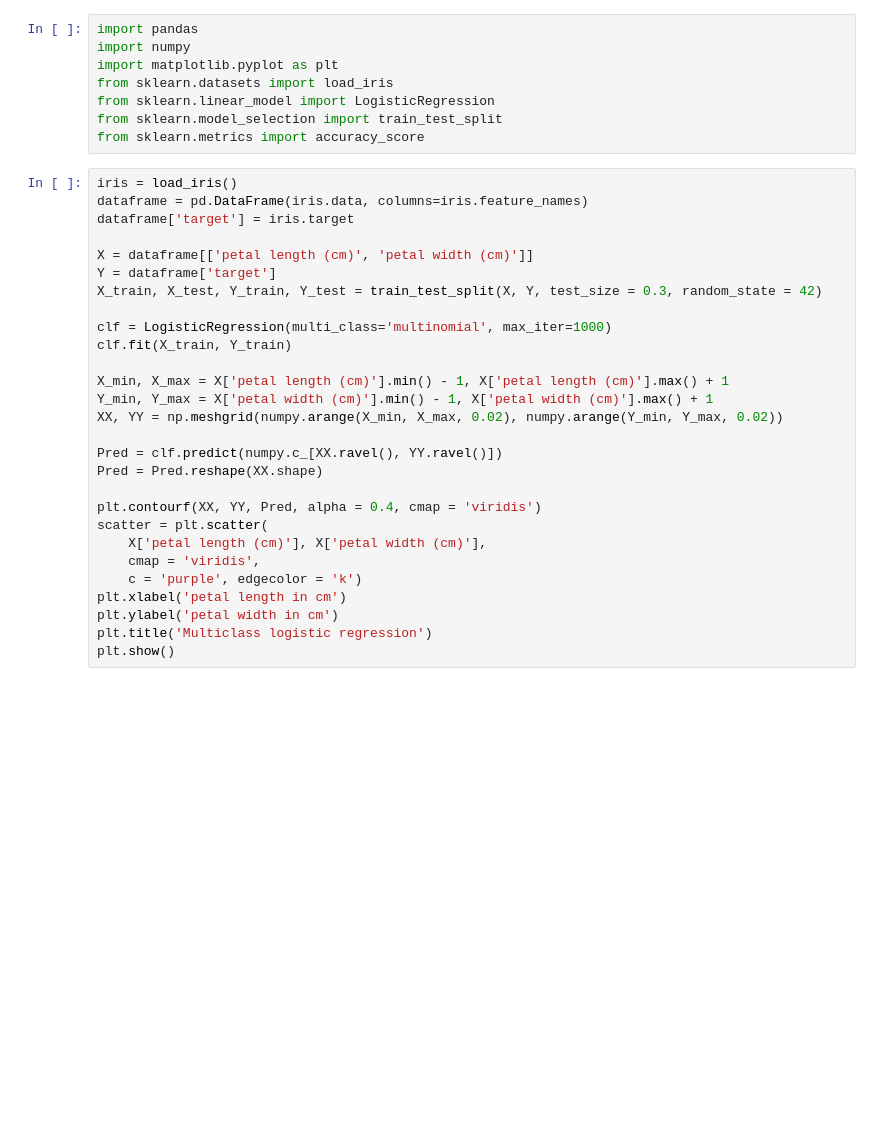
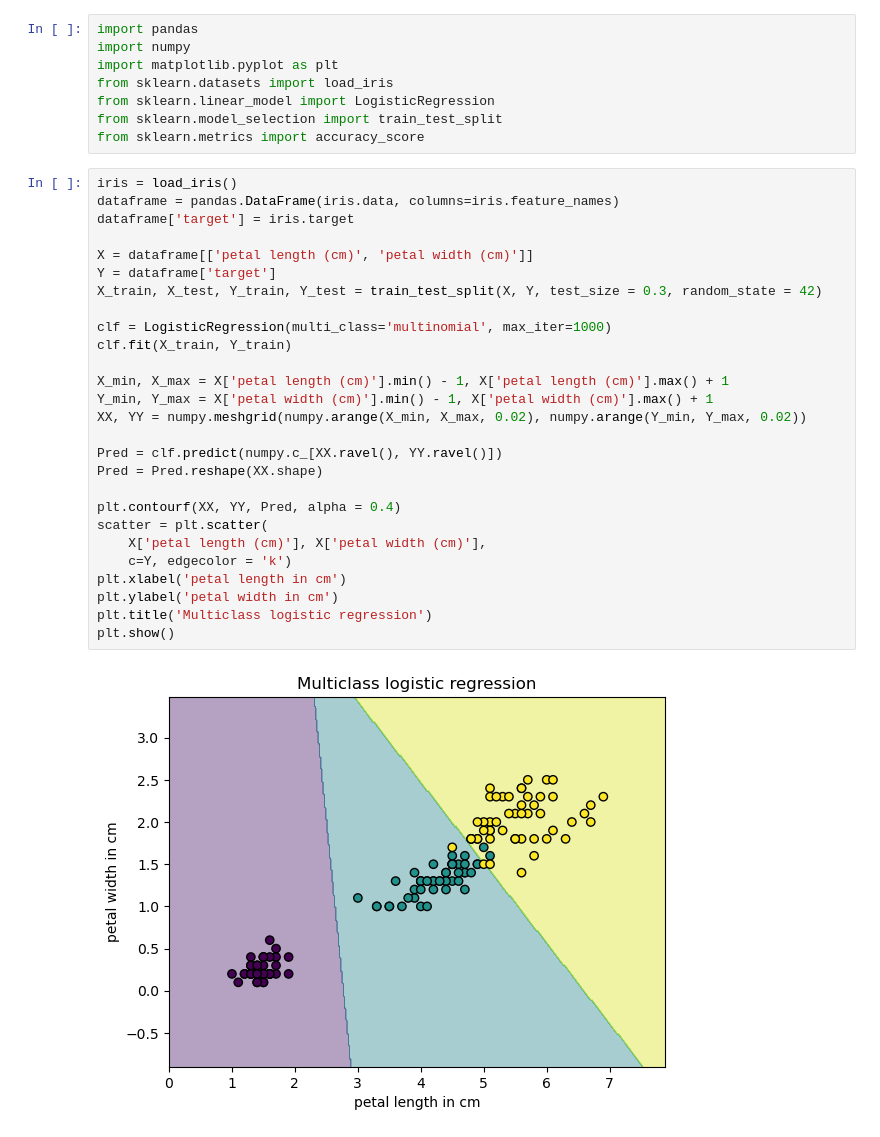
Before and after one commit to annoyedmari/bfu_ml_2025, a Jupyter notebook: lab_2/part_2/iris_2.ipynb, the cells around one changed output. Saved outputs shown, nothing was run; the diff lists cells and outputs as text; blank space fills up the shorter version.

Commit message:
Minor changes to lab_2 parts 1 and 2
Name errors fixed.

```diff
--- a/lab_2/part_2/iris_2.ipynb
+++ b/lab_2/part_2/iris_2.ipynb
@@ -8,29 +8,30 @@ from sklearn.model_selection import train_test_split
 from sklearn.metrics import accuracy_score
 # %%
 iris = load_iris()
-dataframe = pd.DataFrame(iris.data, columns=iris.feature_names)
+dataframe = pandas.DataFrame(iris.data, columns=iris.feature_names)
 dataframe['target'] = iris.target
 
 X = dataframe[['petal length (cm)', 'petal width (cm)']]
 Y = dataframe['target']
 X_train, X_test, Y_train, Y_test = train_test_split(X, Y, test_size = 0.3, random_state = 42)
 
 clf = LogisticRegression(multi_class='multinomial', max_iter=1000)
 clf.fit(X_train, Y_train)
 
 X_min, X_max = X['petal length (cm)'].min() - 1, X['petal length (cm)'].max() + 1
 Y_min, Y_max = X['petal width (cm)'].min() - 1, X['petal width (cm)'].max() + 1
-XX, YY = np.meshgrid(numpy.arange(X_min, X_max, 0.02), numpy.arange(Y_min, Y_max, 0.02))
+XX, YY = numpy.meshgrid(numpy.arange(X_min, X_max, 0.02), numpy.arange(Y_min, Y_max, 0.02))
 
 Pred = clf.predict(numpy.c_[XX.ravel(), YY.ravel()])
 Pred = Pred.reshape(XX.shape)
 
-plt.contourf(XX, YY, Pred, alpha = 0.4, cmap = 'viridis')
+plt.contourf(XX, YY, Pred, alpha = 0.4)
 scatter = plt.scatter(
     X['petal length (cm)'], X['petal width (cm)'],
-    cmap = 'viridis',
-    c = 'purple', edgecolor = 'k')
+    c=Y, edgecolor = 'k')
 plt.xlabel('petal length in cm')
 plt.ylabel('petal width in cm')
 plt.title('Multiclass logistic regression')
 plt.show()
+# %% [output]
+[figure, added]
```
Also changed, not shown: 3 other files.
